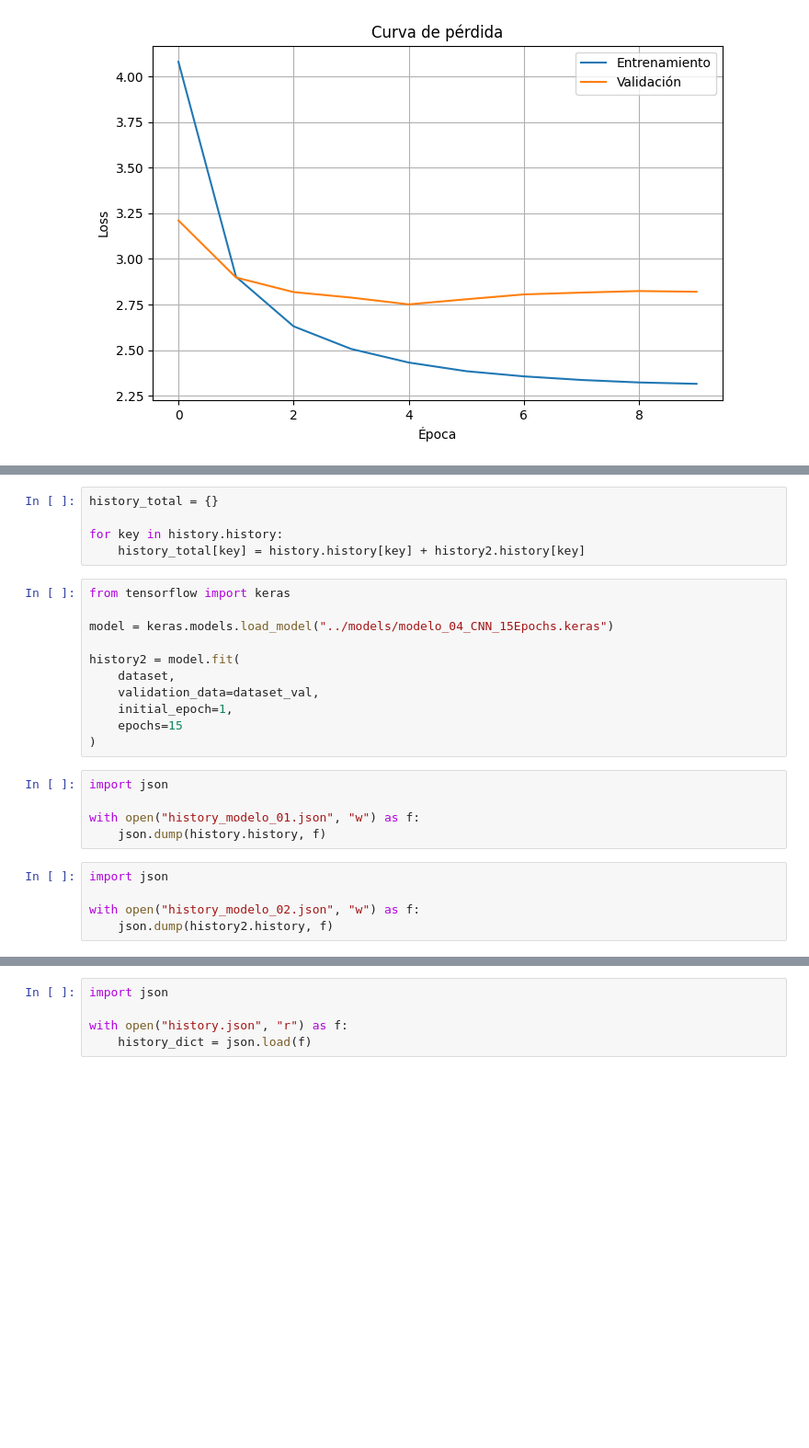
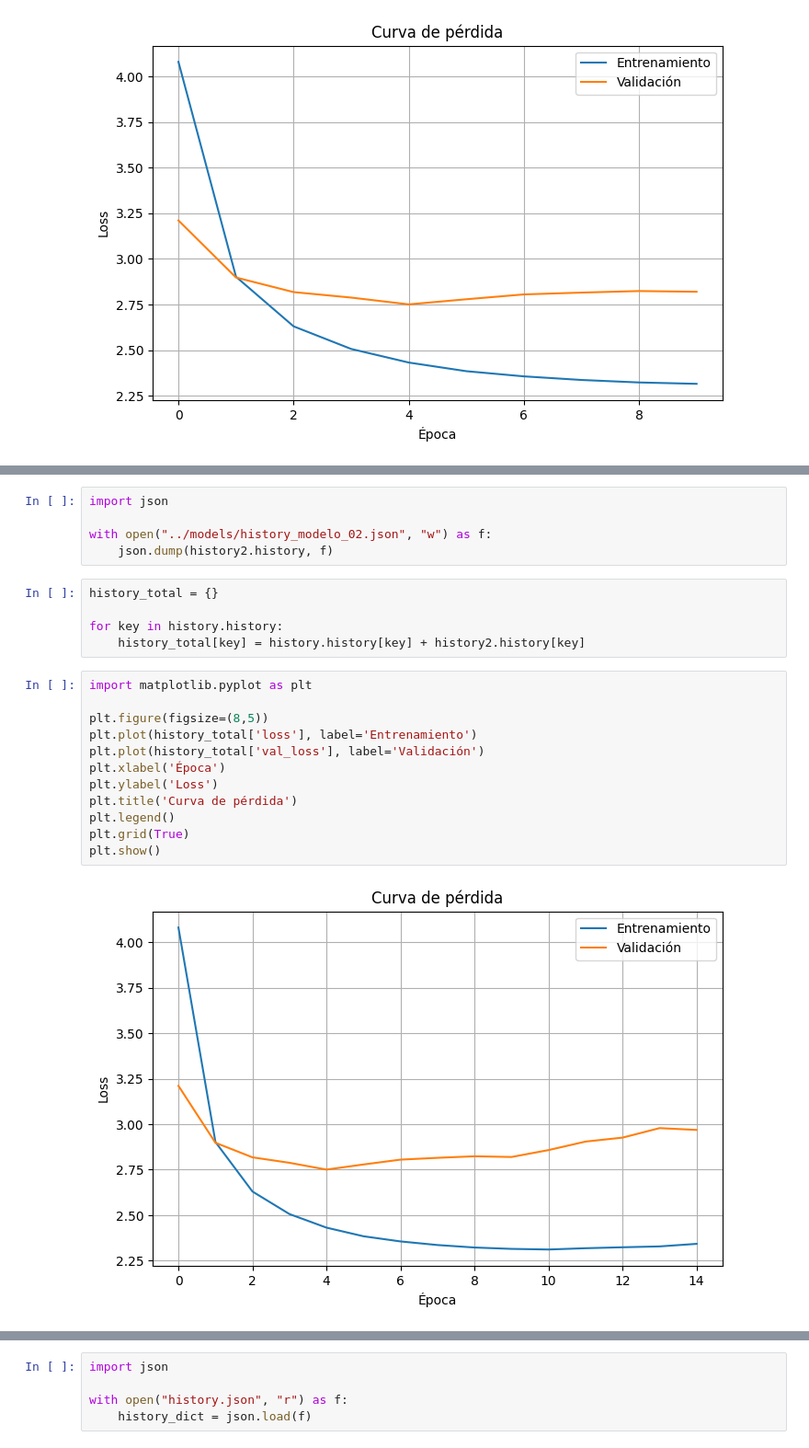
Before and after one commit to BioDani/genetic-project, a Jupyter notebook: notebooks/02_CNN.ipynb, the cells around one changed output, grey strips where cells are left out. Shown at 92% size. Cells and saved outputs as stored; diff of their text form; blank space fills up the shorter version.

Commit message:
History de las dos fases de entrenamiento
Signed-off-by: BioDani <dtejada@unal.edu.co>

```diff
--- a/notebooks/02_CNN.ipynb
+++ b/notebooks/02_CNN.ipynb
@@ -452,26 +465,24 @@ model.save("../models/modelo_04_CNN_15Epochs.keras")
-# %%
-history_total = {}
-
-for key in history.history:
-    history_total[key] = history.history[key] + history2.history[key]
-# %%
-from tensorflow import keras
-
-model = keras.models.load_model("../models/modelo_04_CNN_15Epochs.keras")
-
-history2 = model.fit(
-    dataset,
-    validation_data=dataset_val,
-    initial_epoch=1,
-    epochs=15
-)
-# %%
-import json
-
-with open("history_modelo_01.json", "w") as f:
-    json.dump(history.history, f)
 # %%
 import json
 
-with open("history_modelo_02.json", "w") as f:
+with open("../models/history_modelo_02.json", "w") as f:
     json.dump(history2.history, f)
+# %%
+history_total = {}
+
+for key in history.history:
+    history_total[key] = history.history[key] + history2.history[key]
+# %%
+import matplotlib.pyplot as plt
+
+plt.figure(figsize=(8,5))
+plt.plot(history_total['loss'], label='Entrenamiento')
+plt.plot(history_total['val_loss'], label='Validación')
+plt.xlabel('Época')
+plt.ylabel('Loss')
+plt.title('Curva de pérdida')
+plt.legend()
+plt.grid(True)
+plt.show()
+# %% [output]
+[figure, added]
```
Also changed, not shown: parts of 5 cells of this notebook, 2 other files.
